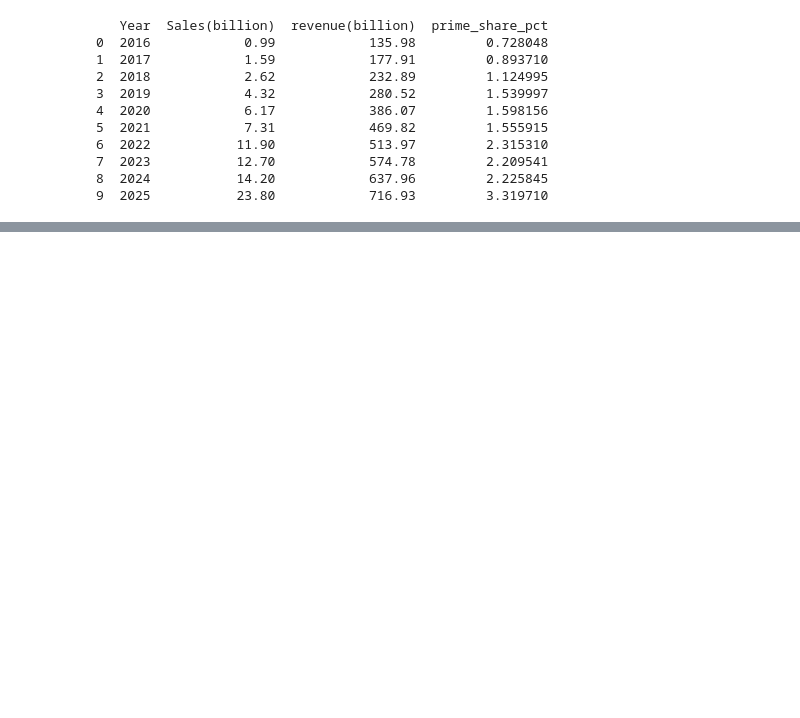
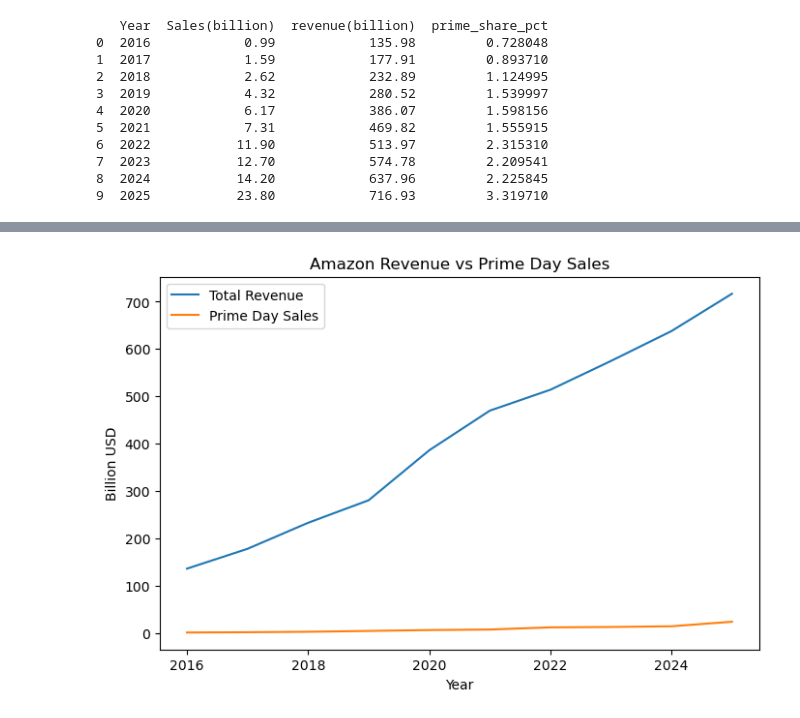
Before and after one commit to yunchen999/Amazon-prime-day, a Jupyter notebook: amazon.ipynb, the cells around one changed output, grey strips where cells are left out. Cells and saved outputs as stored; diff of their text form; code cells hidden in the pictures; blank space fills up the shorter version.

```diff
--- a/amazon.ipynb
+++ b/amazon.ipynb
@@ -104,0 +141,15 @@ print(df_merge[["Year", "Sales(billion)", "revenue(billion)", "prime_share_pct"]
+# %%
+plt.figure(figsize=(8,5))
+
+plt.plot(df_merge["Year"], df_merge["revenue(billion)"], label="Total Revenue")
+plt.plot(df_merge["Year"], df_merge["Sales(billion)"], label="Prime Day Sales")
+
+plt.legend()
+
+plt.title("Amazon Revenue vs Prime Day Sales")
+plt.xlabel("Year")
+plt.ylabel("Billion USD")
+
+plt.show()
+# %% [output]
+[figure, added]
```
Also changed, not shown: parts of 4 cells of this notebook.
